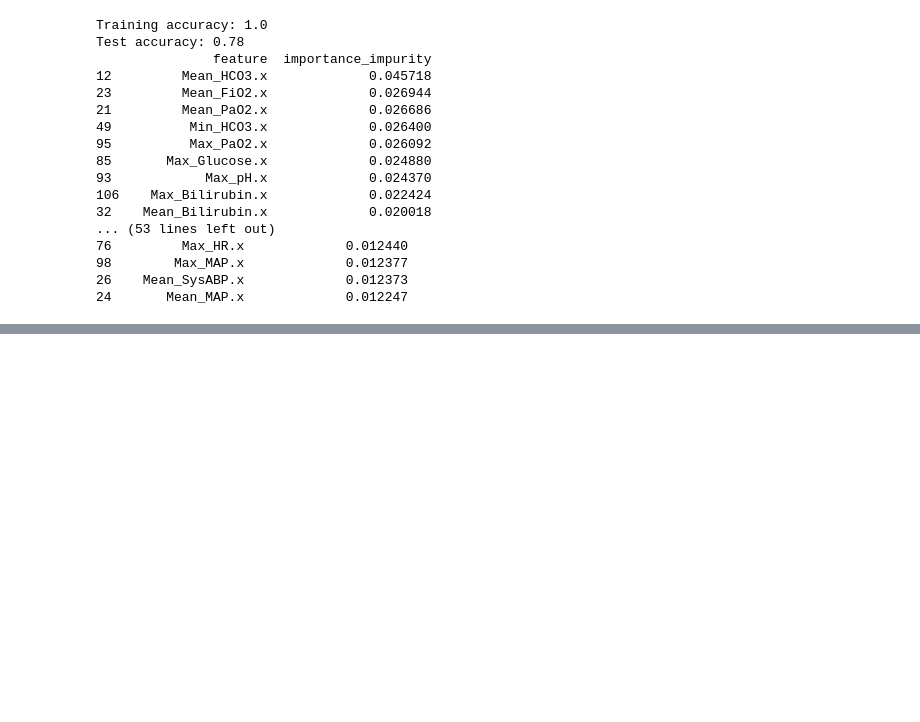
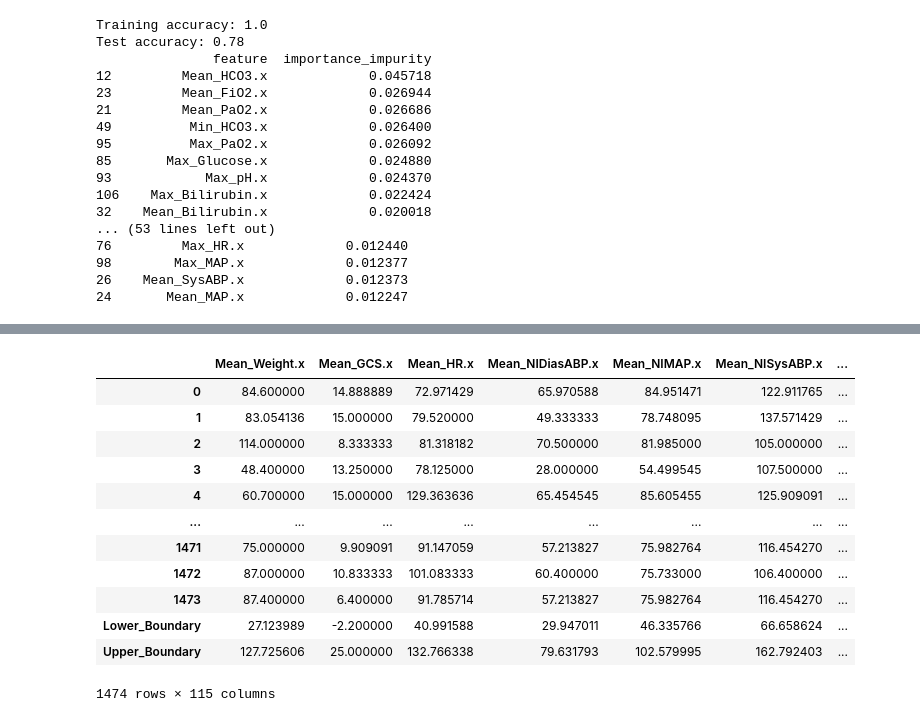
Before and after one commit to Joshiahtan/ADS1002-ICU-Project, a Jupyter notebook: notebook/Wahson/ICU_Project.ipynb, the cells around one changed output, grey strips where cells are left out. Cells and saved outputs as stored; diff of their text form; code cells hidden in the pictures; blank space fills up the shorter version.

```diff
--- a/notebook/Wahson/ICU_Project.ipynb
+++ b/notebook/Wahson/ICU_Project.ipynb
@@ -486,0 +532,32 @@ Test accuracy: 0.78
+# %%
+def detect_outliers(df, variable):
+    median = df.median()
+    Q1 = np.percentile(df[variable], 25)
+    Q3 = np.percentile(df[variable], 75)
+    IQR = Q3 - Q1
+    L_boundary = Q1 - 1.5*IQR
+    U_boundary = Q3 + 1.5*IQR
+    return (L_boundary, U_boundary)
+# %%
+outlier_range = {}
+for col in icu_x.columns:
+    outlier_range[col]=detect_outliers(icu_x, col)
+outlier_range = pd.DataFrame(outlier_range, index=["Lower_Boundary", "Upper_Boundary"])
+# %%
+icu_x = pd.concat([icu_x, outlier_range])
+# %%
+icu_x
+# %% [output]
+|  | Mean_Weight.x | Mean_GCS.x | Mean_HR.x | Mean_NIDiasABP.x | Mean_NIMAP.x | Mean_NISysABP.x | ... |
+| 0 | 84.600000 | 14.888889 | 72.971429 | 65.970588 | 84.951471 | 122.911765 | ... |
+| 1 | 83.054136 | 15.000000 | 79.520000 | 49.333333 | 78.748095 | 137.571429 | ... |
+| 2 | 114.000000 | 8.333333 | 81.318182 | 70.500000 | 81.985000 | 105.000000 | ... |
+| 3 | 48.400000 | 13.250000 | 78.125000 | 28.000000 | 54.499545 | 107.500000 | ... |
+| 4 | 60.700000 | 15.000000 | 129.363636 | 65.454545 | 85.605455 | 125.909091 | ... |
+| ... | ... | ... | ... | ... | ... | ... | ... |
+| 1471 | 75.000000 | 9.909091 | 91.147059 | 57.213827 | 75.982764 | 116.454270 | ... |
+| 1472 | 87.000000 | 10.833333 | 101.083333 | 60.400000 | 75.733000 | 106.400000 | ... |
+| 1473 | 87.400000 | 6.400000 | 91.785714 | 57.213827 | 75.982764 | 116.454270 | ... |
+| Lower_Boundary | 27.123989 | -2.200000 | 40.991588 | 29.947011 | 46.335766 | 66.658624 | ... |
+| Upper_Boundary | 127.725606 | 25.000000 | 132.766338 | 79.631793 | 102.579995 | 162.792403 | ... |
+1474 rows × 115 columns
```
Also changed, not shown: parts of 6 cells of this notebook.
